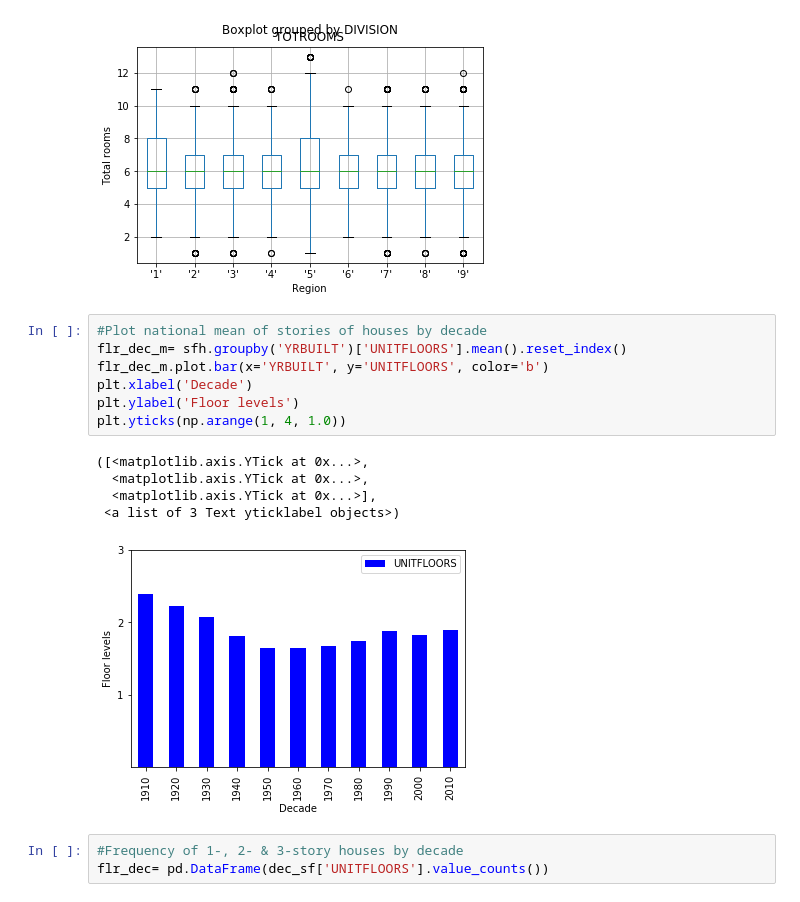
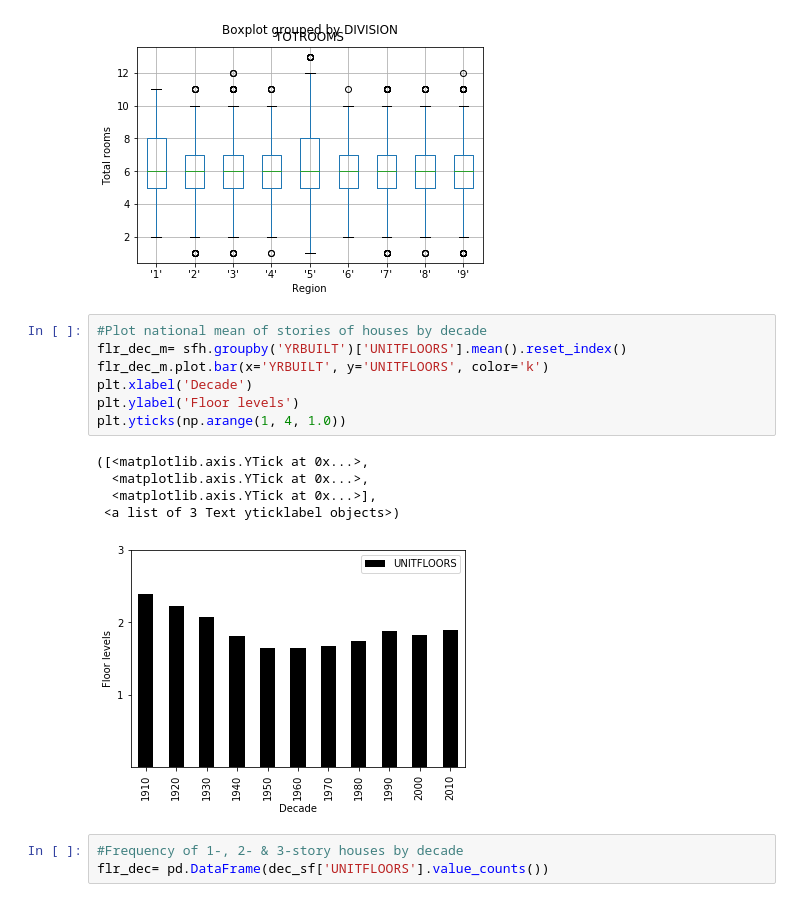
Before and after one commit to RoseDay/nextbeyond, a Jupyter notebook: sf houses plots.ipynb, the cells around one changed output. Cells and saved outputs as stored; diff of their text form.

Commit message:
2nd draft sf houses data story
new plots and revisions to data story AHS data for single family

```diff
--- a/sf houses plots.ipynb
+++ b/sf houses plots.ipynb
@@ -286,16 +292,16 @@ box_totrms
 # %%
 #Plot national mean of stories of houses by decade
 flr_dec_m= sfh.groupby('YRBUILT')['UNITFLOORS'].mean().reset_index()
-flr_dec_m.plot.bar(x='YRBUILT', y='UNITFLOORS', color='b')
+flr_dec_m.plot.bar(x='YRBUILT', y='UNITFLOORS', color='k')
 plt.xlabel('Decade')
 plt.ylabel('Floor levels')
 plt.yticks(np.arange(1, 4, 1.0))
 # %% [output]
 ([<matplotlib.axis.YTick at 0x...>,
   <matplotlib.axis.YTick at 0x...>,
   <matplotlib.axis.YTick at 0x...>],
  <a list of 3 Text yticklabel objects>)
-[figure, old version]
+[figure, new version]
 # %%
 #Frequency of 1-, 2- & 3-story houses by decade
 flr_dec= pd.DataFrame(dec_sf['UNITFLOORS'].value_counts())
```
Also changed, not shown: parts of 28 cells of this notebook.
